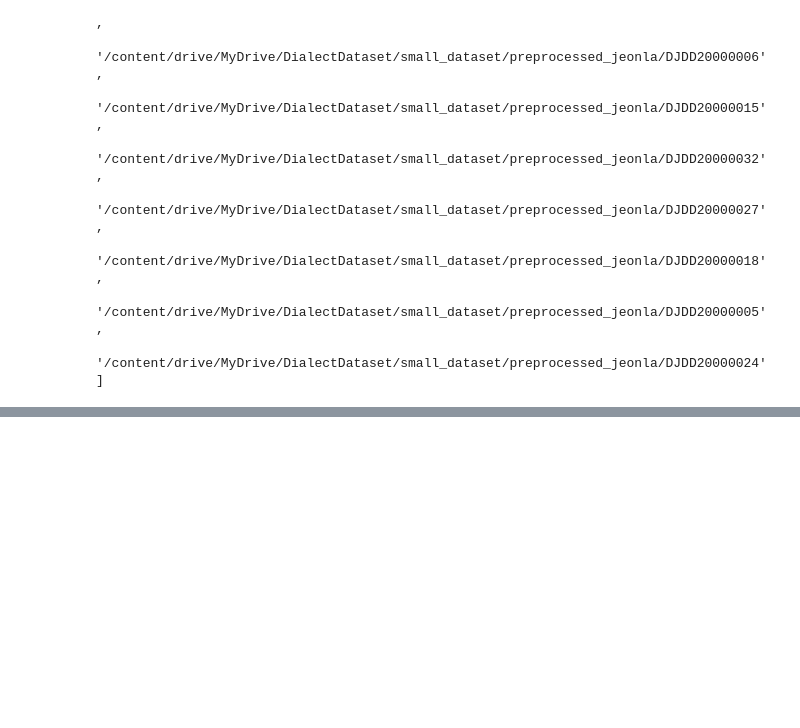
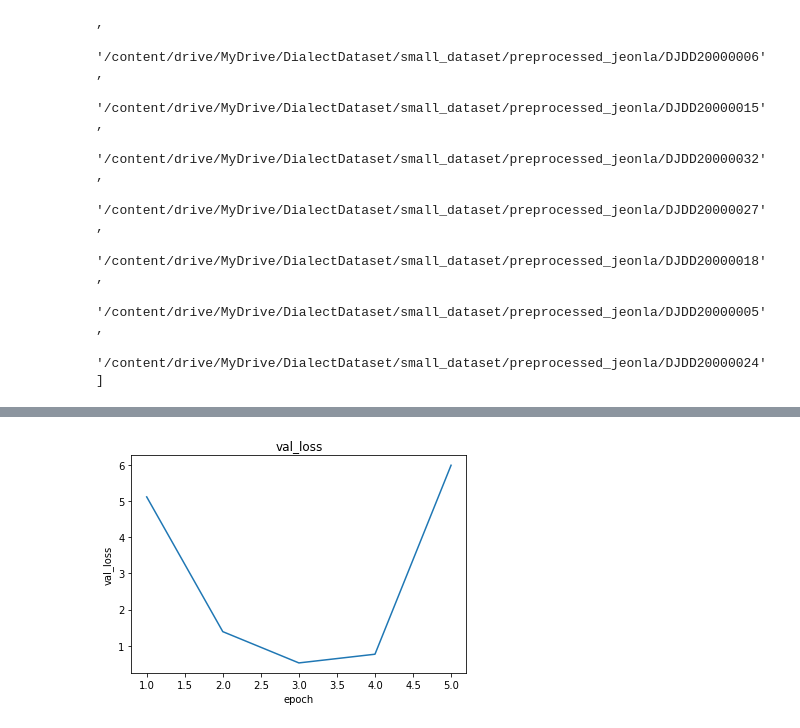
Before and after one commit to zambbo/CNN-DialectDetector, a Jupyter notebook: model.ipynb, the cells around one changed output, grey strips where cells are left out. Drawn from its saved outputs; the diff is of its cells as text; code cells hidden in the pictures; blank space fills up the shorter version.

```diff
--- a/model.ipynb
+++ b/model.ipynb
@@ -141,4 +180,5 @@ print(jeonla_data[0][1])
 # %%
+from sklearn.preprocessing import normalize
 class MultiModalDataset(Dataset):
 
     def __init__(self, data):
@@ -148,10 +188,11 @@ class MultiModalDataset(Dataset):
     def __getitem__(self, idx):
         datas, label = self.data[idx]
         spec, mfcc, chroma = datas
-
+        spec, mfcc, chroma = normalize(spec), normalize(mfcc), normalize(chroma)
         spec, mfcc, chroma = torch.tensor(spec, dtype=torch.float32), torch.tensor(mfcc, dtype=torch.float32), torch.tensor(chroma, dtype=torch.float32)
         spec, mfcc, chroma = spec.unsqueeze(0), mfcc.unsqueeze(0), chroma.unsqueeze(0)
         label = torch.tensor(label, dtype=torch.float32)
+
         data = (spec, mfcc, chroma)
         return data, label
 
@@ -200,7 +261,7 @@ class BasicBlock(nn.Module):
 # %%
 class ResNet18(nn.Module):
 
-    def __init__(self, in_channels, output_dim=1024, model_type='spec'):
+    def __init__(self, in_channels, output_dim=128, model_type='spec'):
         super(ResNet18, self).__init__()
 
         self.relu = nn.ReLU()
@@ -216,12 +277,14 @@ class ResNet18(nn.Module):
         self.seq4 = nn.Sequential(BasicBlock(128,128), BasicBlock(128,128))
         self.seq5 = nn.Sequential(BasicBlock(128,128), BasicBlock(128,256,stride=2))
 
-        if model_type=='spec':
-            self.fc1 = nn.Linear(256*13*32, output_dim)
-        elif model_type=='mfcc':
-            self.fc1 = nn.Linear(256*7*32, output_dim)
-        elif model_type=='chroma':
-            self.fc1 = nn.Linear(256*1*32, output_dim)
+        self.avg_pool1 = nn.AdaptiveAvgPool2d((1,1))
+        # if model_type=='spec':
+        #     self.fc1 = nn.Linear(256*13*32, output_dim)
+        # elif model_type=='mfcc':
+        #     self.fc1 = nn.Linear(256*7*32, output_dim)
+        # elif model_type=='chroma':
+        #     self.fc1 = nn.Linear(256*1*32, output_dim)
+        self.fc1 = nn.Linear(256, output_dim)
 
 
         self.lastlayer = nn.Sequential(self.fc1, self.relu)
@@ -232,6 +295,7 @@ class ResNet18(nn.Module):
         y = self.seq3(y)
         y = self.seq4(y)
         y = self.seq5(y)
+        y = self.avg_pool1(y)
         y = y.view(y.shape[0],-1)
         y = self.lastlayer(y)
 
@@ -249,8 +313,8 @@ class MultiModalDialectClassifier(nn.Module):
 
 
         self.relu = nn.ReLU()
-        self.fc1 = nn.Linear(1024*3, 512)
-        self.fc2 = nn.Linear(512,out_dim)
+        self.fc1 = nn.Linear(128*3, 128)
+        self.fc2 = nn.Linear(128,out_dim)
         self.lastlayer = nn.Sequential(self.fc1, self.relu, self.fc2)
 
         self.loss_f = nn.CrossEntropyLoss()
@@ -268,7 +332,7 @@ class MultiModalDialectClassifier(nn.Module):
         y = y.view(y.shape[0], -1)
 
         y = self.lastlayer(y)
-        y = self.softmax(y)
+        #y = self.softmax(y)
         #print(y.shape)
         return y
 
@@ -308,8 +372,8 @@ class MultiModalDialectClassifier(nn.Module):
                 total += batch_data[0].shape[0]
                 batch_label = torch.max(batch_label, axis=1)[1]
                 correct += pred_indices.eq(batch_label).sum().item()
-                for p, l in zip(pred_indices, batch_label):
-                    print(f"predicted: {index2region[p.item()]} real:{index2region[l.item()]}")
+                #for p, l in zip(pred_indices, batch_label):
+                #    print(f"predicted: {index2region[p.item()]} real:{index2region[l.item()]}")
 
             end_time = time.time()
             print(f"epoch {epoch} time: {end_time-start_time}sec(s).")
@@ -358,7 +422,7 @@ class MultiModalDialectClassifier(nn.Module):
                 pred = self.forward(batch_data)
 
                 _, pred_indices = torch.max(pred, axis=1)
-                loss = self.loss(pred, batch_label)
+                loss = self.loss_f(pred, batch_label)
 
                 val_loss += loss.item()
 
@@ -397,8 +461,8 @@ test_size = len(dataset) - train_size
 
 train_dataset, test_dataset = random_split(dataset, [train_size, test_size])
 
-train_loader = DataLoader(train_dataset, batch_size=32, shuffle=True)
-test_loader = DataLoader(test_dataset, batch_size=32, shuffle=True)
+train_loader = DataLoader(train_dataset, batch_size=64, shuffle=True)
+test_loader = DataLoader(test_dataset, batch_size=64, shuffle=True)
 # %%
 model.train_(train_loader, test_loader, 0.005, 5, device)
 # %% [output]
@@ -631,0 +503,4 @@ model.plot('val_acc')
+# %%
+model.plot('val_loss')
+# %% [output]
+[figure, added]
```
Also changed, not shown: parts of 9 cells of this notebook.
